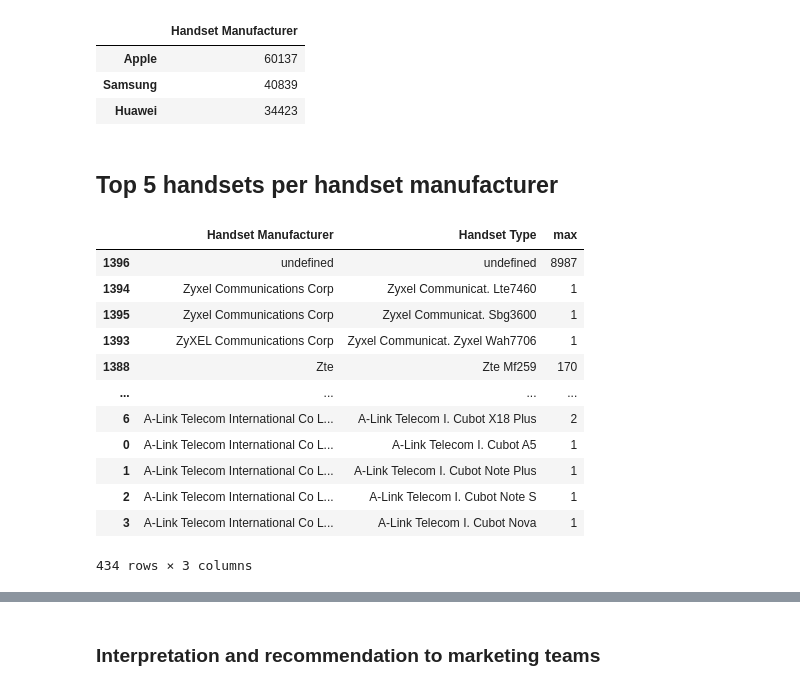
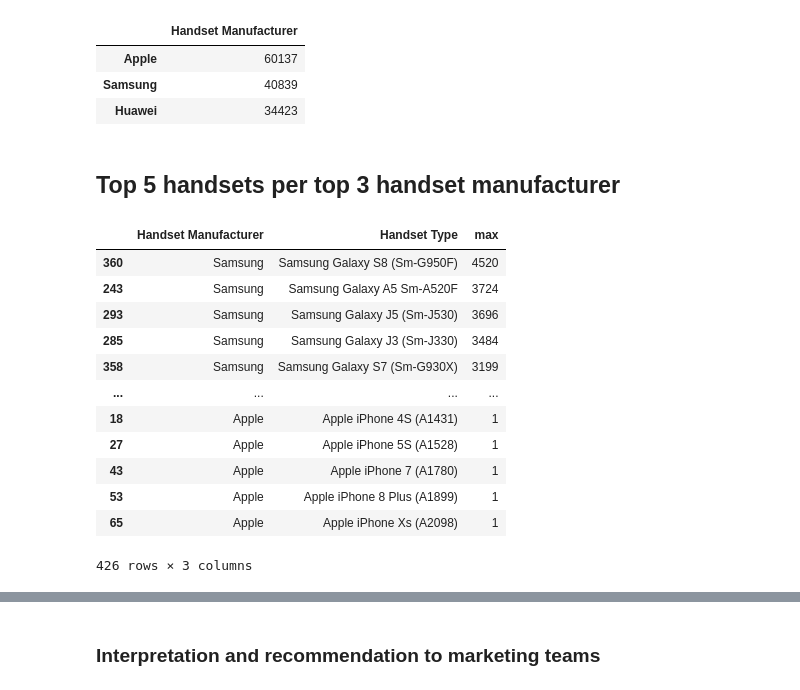
Before and after one commit to Amulah-98/tellco, a Jupyter notebook: Telecommunication .ipynb, the cells around one changed output, grey strips where cells are left out. Saved outputs shown, nothing was run; the diff lists cells and outputs as text; code cells hidden in the pictures.

```diff
--- a/Telecommunication .ipynb
+++ b/Telecommunication .ipynb
@@ -399,20 +399,25 @@ top_3_manufacturers
 | Samsung | 40839 |
 | Huawei | 34423 |
 # %% [markdown]
-## Top 5 handsets per handset manufacturer
+## Top 5 handsets per top 3 handset manufacturer
 # %%
-data1.groupby(['Handset Manufacturer', 'Handset Type']).size().reset_index(name = 'max').sort_values(['Handset Manufacturer', 'max'], ascending = False).groupby('Handset Manufacturer').head(5)
+list = ['Apple', 'Samsung', 'Huawei']
+new_df = data1[data1['Handset Manufacturer'].isin(list)]
+new_df
+
+df_all = new_df.groupby(['Handset Manufacturer', 'Handset Type']).size().reset_index(name = 'max').sort_values(['Handset Manufacturer', 'max'], ascending = False)
+df_all
 # %% [output]
 |  | Handset Manufacturer | Handset Type | max |
-| 1396 | undefined | undefined | 8987 |
-| 1394 | Zyxel Communications Corp | Zyxel Communicat. Lte7460 | 1 |
-| 1395 | Zyxel Communications Corp | Zyxel Communicat. Sbg3600 | 1 |
-| 1393 | ZyXEL Communications Corp | Zyxel Communicat. Zyxel Wah7706 | 1 |
-| 1388 | Zte | Zte Mf259 | 170 |
+| 360 | Samsung | Samsung Galaxy S8 (Sm-G950F) | 4520 |
+| 243 | Samsung | Samsung Galaxy A5 Sm-A520F | 3724 |
+| 293 | Samsung | Samsung Galaxy J5 (Sm-J530) | 3696 |
+| 285 | Samsung | Samsung Galaxy J3 (Sm-J330) | 3484 |
+| 358 | Samsung | Samsung Galaxy S7 (Sm-G930X) | 3199 |
 | ... | ... | ... | ... |
-| 6 | A-Link Telecom International Co L... | A-Link Telecom I. Cubot X18 Plus | 2 |
-| 0 | A-Link Telecom International Co L... | A-Link Telecom I. Cubot A5 | 1 |
-| 1 | A-Link Telecom International Co L... | A-Link Telecom I. Cubot Note Plus | 1 |
-| 2 | A-Link Telecom International Co L... | A-Link Telecom I. Cubot Note S | 1 |
-| 3 | A-Link Telecom International Co L... | A-Link Telecom I. Cubot Nova | 1 |
+| 18 | Apple | Apple iPhone 4S (A1431) | 1 |
+| 27 | Apple | Apple iPhone 5S (A1528) | 1 |
+| 43 | Apple | Apple iPhone 7 (A1780) | 1 |
+| 53 | Apple | Apple iPhone 8 Plus (A1899) | 1 |
+| 65 | Apple | Apple iPhone Xs (A2098) | 1 |
-434 rows × 3 columns
+426 rows × 3 columns
```
Also changed, not shown: parts of 20 cells of this notebook.
